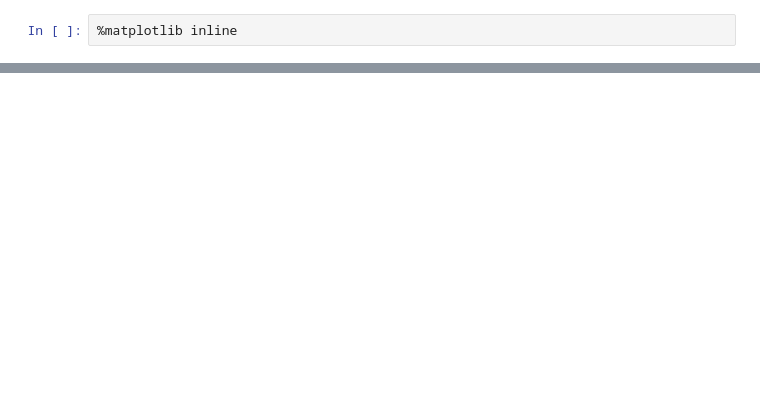
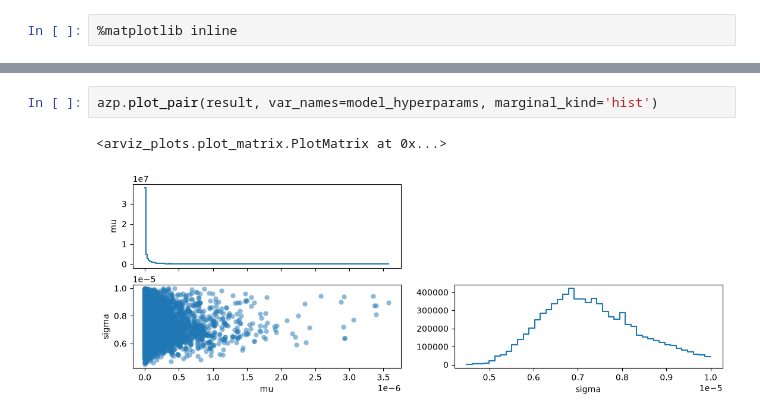
Before and after one commit to NathanielRodgers/Pulsar_Ellipticity_Inference, a Jupyter notebook: hier_numpyro.ipynb, the cells around one changed output, grey strips where cells are left out. Cells and saved outputs as stored; diff of their text form; blank space fills up the shorter version.

```diff
--- a/hier_numpyro.ipynb
+++ b/hier_numpyro.ipynb
@@ -121,0 +442,5 @@ plt.show()
+# %%
+azp.plot_pair(result, var_names=model_hyperparams, marginal_kind='hist')
+# %% [output]
+<arviz_plots.plot_matrix.PlotMatrix at 0x...>
+[figure, added]
```
Also changed, not shown: parts of 49 cells of this notebook, 18 other files.
